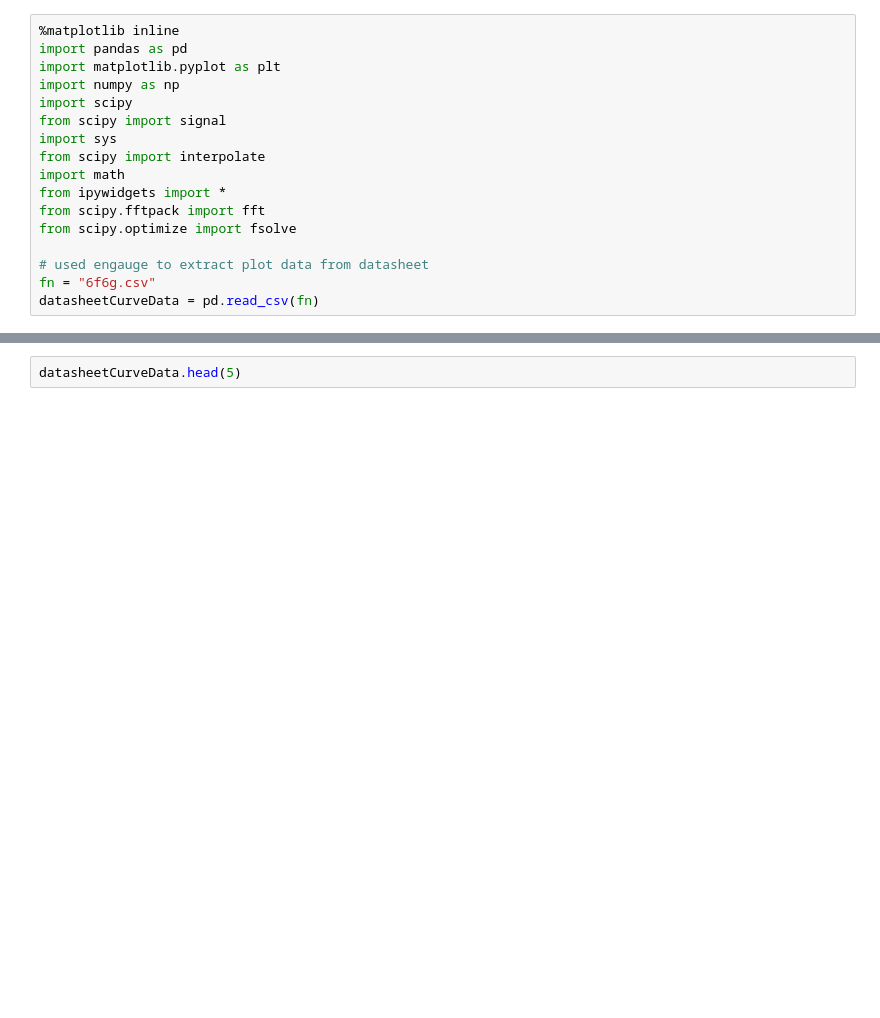
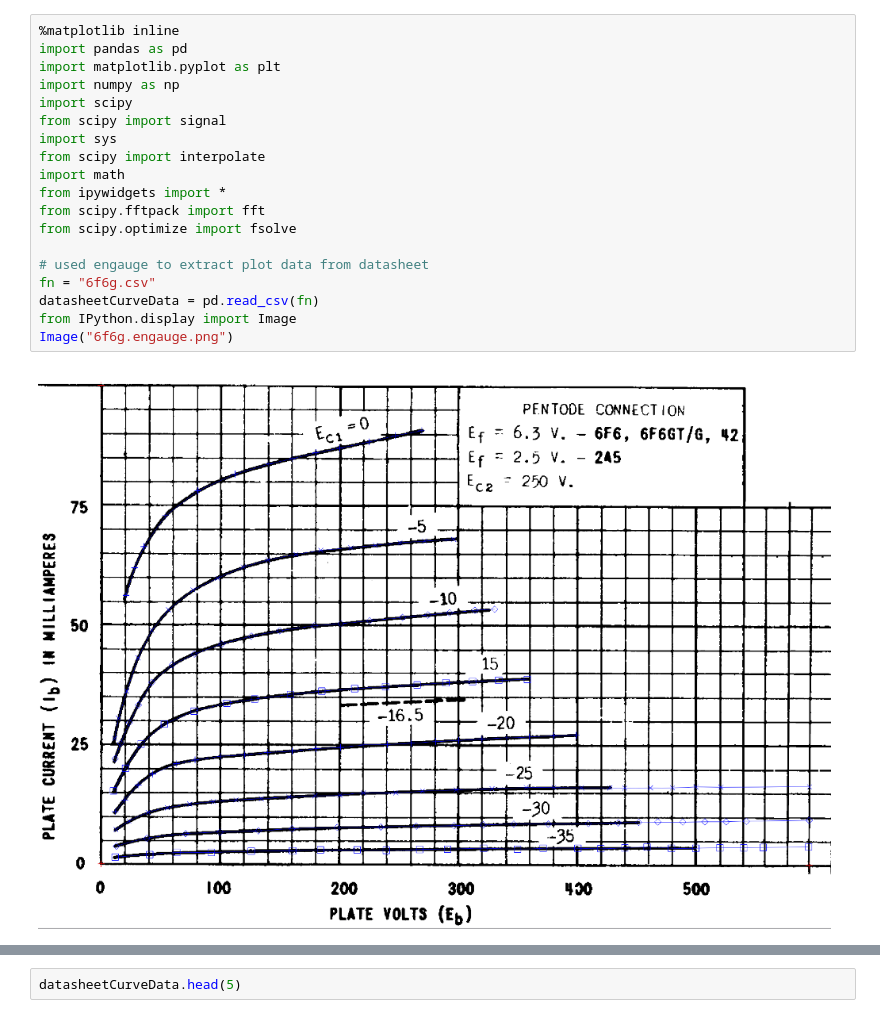
Before and after one commit to jilott/valvestudio, a Jupyter notebook: projects/sePowerStageLoadLineBiasPointTool/SE Power Stage Load Line Bias Point Tool.ipynb, the cells around one changed output, grey strips where cells are left out. Saved outputs shown, nothing was run; the diff lists cells and outputs as text; blank space fills up the shorter version.

Commit message:
added engauge screenshot

```diff
--- a/projects/sePowerStageLoadLineBiasPointTool/SE Power Stage Load Line Bias Point Tool.ipynb
+++ b/projects/sePowerStageLoadLineBiasPointTool/SE Power Stage Load Line Bias Point Tool.ipynb
@@ -15,20 +15,24 @@ di.display_html('''<button onclick="jQuery('.input_area').toggle(); jQuery('.pro
 # %%
 %matplotlib inline
 import pandas as pd
 import matplotlib.pyplot as plt
 import numpy as np
 import scipy
 from scipy import signal
 import sys
 from scipy import interpolate
 import math
 from ipywidgets import *
 from scipy.fftpack import fft
 from scipy.optimize import fsolve
 
 # used engauge to extract plot data from datasheet
 fn = "6f6g.csv"
 datasheetCurveData = pd.read_csv(fn)
+from IPython.display import Image
+Image("6f6g.engauge.png")
+# %% [output]
+[figure, added]
 # %%
 colnames = datasheetCurveData.columns.values
 colcount = len(colnames)
```
Also changed, not shown: parts of 1 cell of this notebook, 1 other file.
